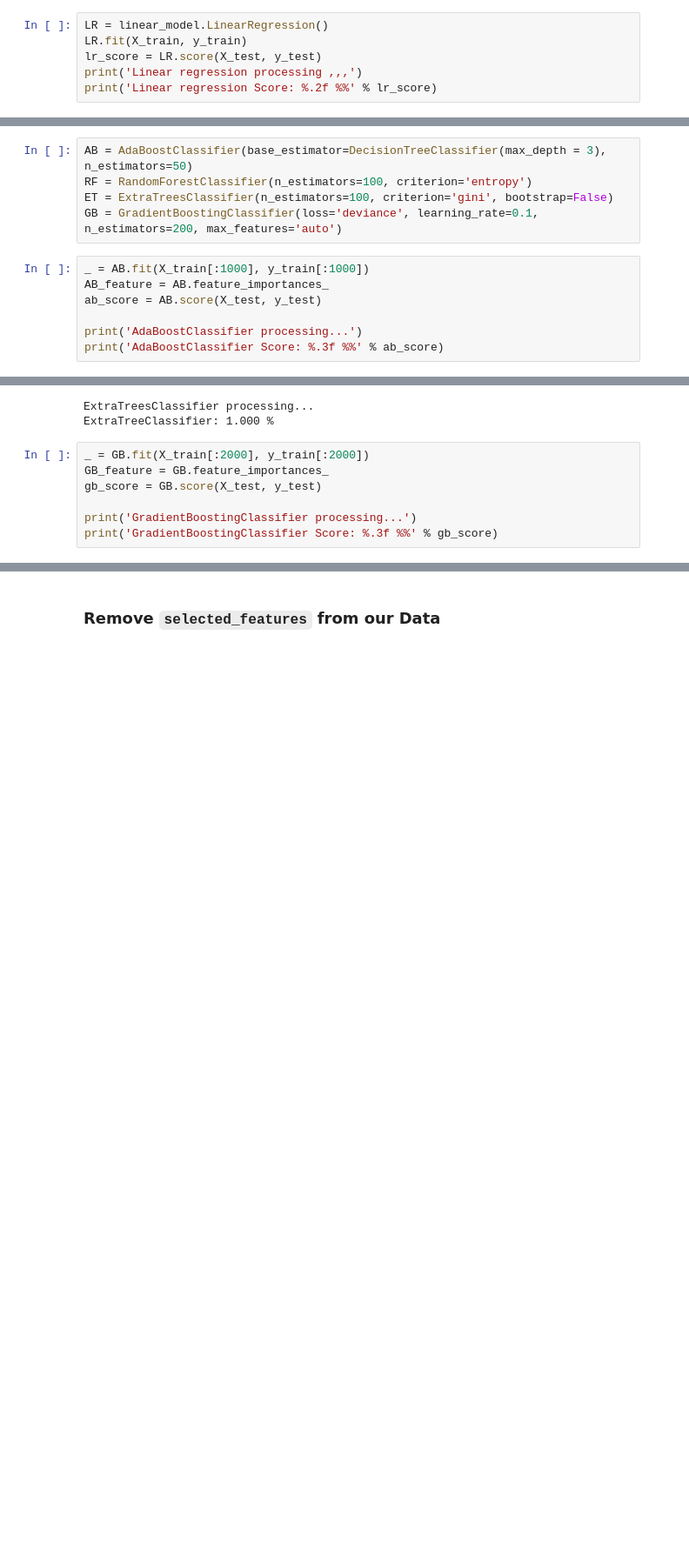
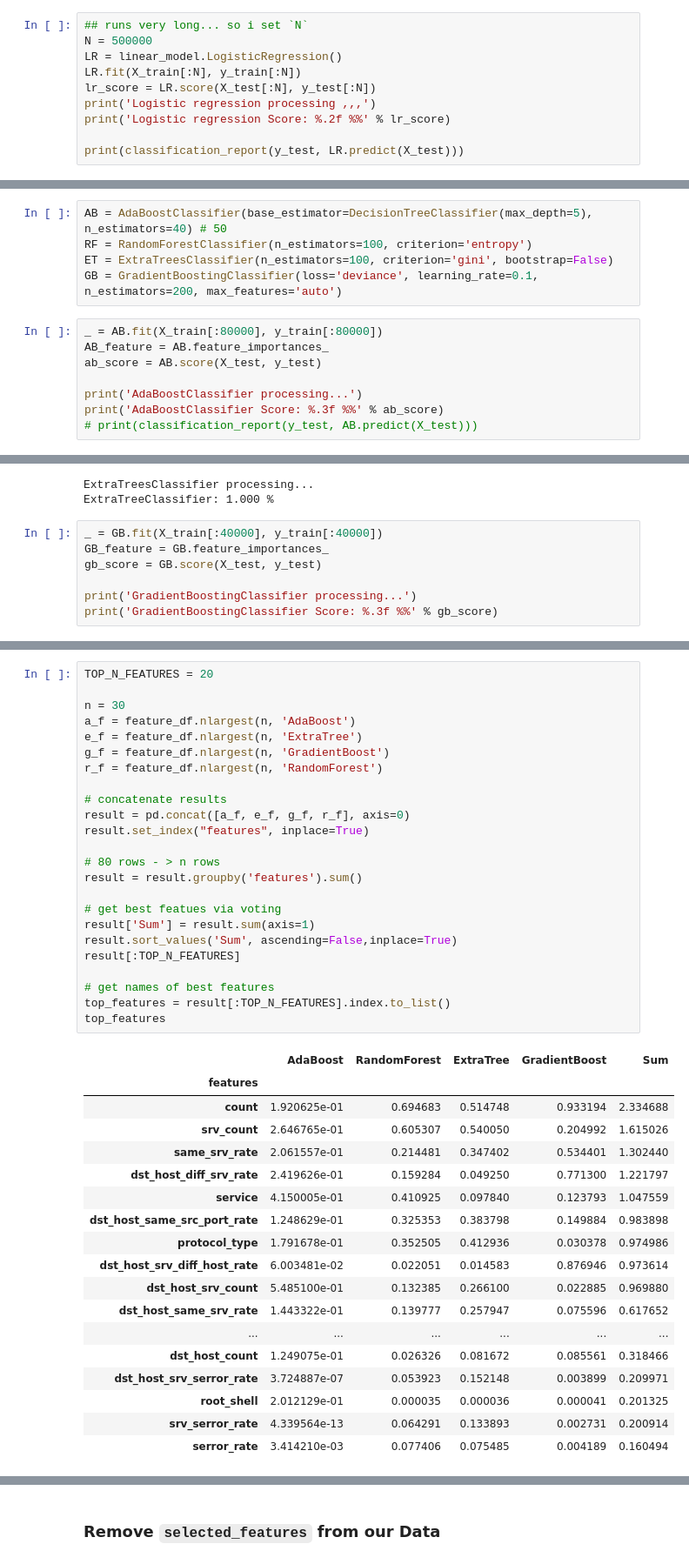
Before and after one commit to alik604/cyber-security, a Jupyter notebook: Intrusion-Detection/KDD cup '99/Intrusion_Detection_Multiclass_V3.ipynb, the cells around one changed output, grey strips where cells are left out. Shown at 87% size. Drawn from its saved outputs; the diff is of its cells as text; blank space fills up the shorter version.

```diff
--- a/Intrusion-Detection/KDD cup '99/Intrusion_Detection_Multiclass_V3.ipynb
+++ b/Intrusion-Detection/KDD cup '99/Intrusion_Detection_Multiclass_V3.ipynb
@@ -149,9 +157,13 @@ from sklearn.ensemble import IsolationForest
 from sklearn.svm import SVC
 from sklearn.tree import DecisionTreeClassifier
 # %%
-LR = linear_model.LinearRegression()
-LR.fit(X_train, y_train)
-lr_score = LR.score(X_test, y_test)
-print('Linear regression processing ,,,')
-print('Linear regression Score: %.2f %%' % lr_score)
+## runs very long... so i set `N`
+N = 500000
+LR = linear_model.LogisticRegression()
+LR.fit(X_train[:N], y_train[:N])
+lr_score = LR.score(X_test[:N], y_test[:N])
+print('Logistic regression processing ,,,')
+print('Logistic regression Score: %.2f %%' % lr_score)
+
+print(classification_report(y_test, LR.predict(X_test)))
 # %% [output]
@@ -172,14 +188,15 @@ Linear regression Score: 0.98 %
 # %%
-AB = AdaBoostClassifier(base_estimator=DecisionTreeClassifier(max_depth = 3), n_estimators=50)
+AB = AdaBoostClassifier(base_estimator=DecisionTreeClassifier(max_depth=5), n_estimators=40) # 50
 RF = RandomForestClassifier(n_estimators=100, criterion='entropy')
 ET = ExtraTreesClassifier(n_estimators=100, criterion='gini', bootstrap=False)
 GB = GradientBoostingClassifier(loss='deviance', learning_rate=0.1, n_estimators=200, max_features='auto')
 # %%
-_ = AB.fit(X_train[:1000], y_train[:1000])
+_ = AB.fit(X_train[:80000], y_train[:80000])
 AB_feature = AB.feature_importances_
 ab_score = AB.score(X_test, y_test)
 
 print('AdaBoostClassifier processing...')
 print('AdaBoostClassifier Score: %.3f %%' % ab_score)
+# print(classification_report(y_test, AB.predict(X_test)))
 # %% [output]
 AdaBoostClassifier processing...
@@ -205,7 +222,7 @@ print('ExtraTreeClassifier: %.3f %%' % et_score)
 ExtraTreesClassifier processing...
 ExtraTreeClassifier: 1.000 %
 # %%
-_ = GB.fit(X_train[:2000], y_train[:2000])
+_ = GB.fit(X_train[:40000], y_train[:40000])
 GB_feature = GB.feature_importances_
 gb_score = GB.score(X_test, y_test)
 
@@ -270,0 +255,43 @@ array(['dst_host_srv_diff_host_rate', 'srv_count', 'src_bytes', 'hot',
+# %%
+TOP_N_FEATURES = 20
+
+n = 30
+a_f = feature_df.nlargest(n, 'AdaBoost')
+e_f = feature_df.nlargest(n, 'ExtraTree')
+g_f = feature_df.nlargest(n, 'GradientBoost')
+r_f = feature_df.nlargest(n, 'RandomForest')
+
+# concatenate results
+result = pd.concat([a_f, e_f, g_f, r_f], axis=0)
+result.set_index("features", inplace=True)
+
+# 80 rows - > n rows
+result = result.groupby('features').sum()
+
+# get best featues via voting
+result['Sum'] = result.sum(axis=1)
+result.sort_values('Sum', ascending=False,inplace=True)
+result[:TOP_N_FEATURES]
+
+# get names of best features
+top_features = result[:TOP_N_FEATURES].index.to_list()
+top_features
+# %% [output]
+|  | AdaBoost | RandomForest | ExtraTree | GradientBoost | Sum |
+| features |  |  |  |  |  |
+| count | 1.920625e-01 | 0.694683 | 0.514748 | 0.933194 | 2.334688 |
+| srv_count | 2.646765e-01 | 0.605307 | 0.540050 | 0.204992 | 1.615026 |
+| same_srv_rate | 2.061557e-01 | 0.214481 | 0.347402 | 0.534401 | 1.302440 |
+| dst_host_diff_srv_rate | 2.419626e-01 | 0.159284 | 0.049250 | 0.771300 | 1.221797 |
+| service | 4.150005e-01 | 0.410925 | 0.097840 | 0.123793 | 1.047559 |
+| dst_host_same_src_port_rate | 1.248629e-01 | 0.325353 | 0.383798 | 0.149884 | 0.983898 |
+| protocol_type | 1.791678e-01 | 0.352505 | 0.412936 | 0.030378 | 0.974986 |
+| dst_host_srv_diff_host_rate | 6.003481e-02 | 0.022051 | 0.014583 | 0.876946 | 0.973614 |
+| dst_host_srv_count | 5.485100e-01 | 0.132385 | 0.266100 | 0.022885 | 0.969880 |
+| dst_host_same_srv_rate | 1.443322e-01 | 0.139777 | 0.257947 | 0.075596 | 0.617652 |
+| ... | ... | ... | ... | ... | ... |
+| dst_host_count | 1.249075e-01 | 0.026326 | 0.081672 | 0.085561 | 0.318466 |
+| dst_host_srv_serror_rate | 3.724887e-07 | 0.053923 | 0.152148 | 0.003899 | 0.209971 |
+| root_shell | 2.012129e-01 | 0.000035 | 0.000036 | 0.000041 | 0.201325 |
+| srv_serror_rate | 4.339564e-13 | 0.064291 | 0.133893 | 0.002731 | 0.200914 |
+| serror_rate | 3.414210e-03 | 0.077406 | 0.075485 | 0.004189 | 0.160494 |
```
Also changed, not shown: parts of 42 cells of this notebook.
